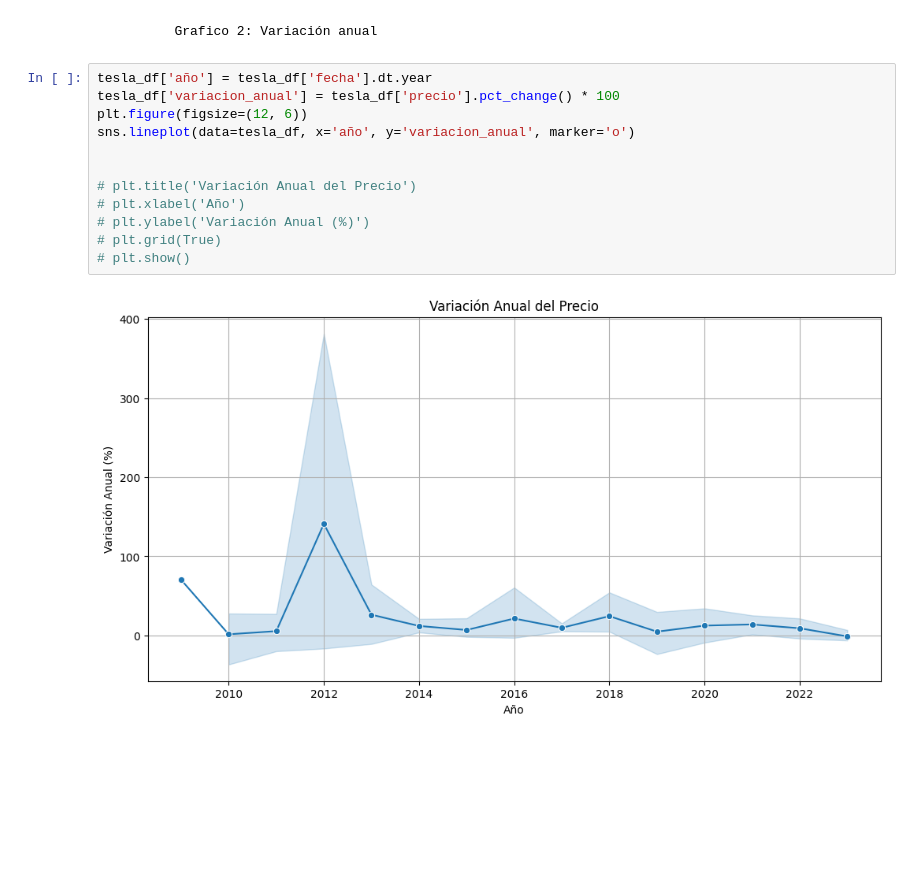
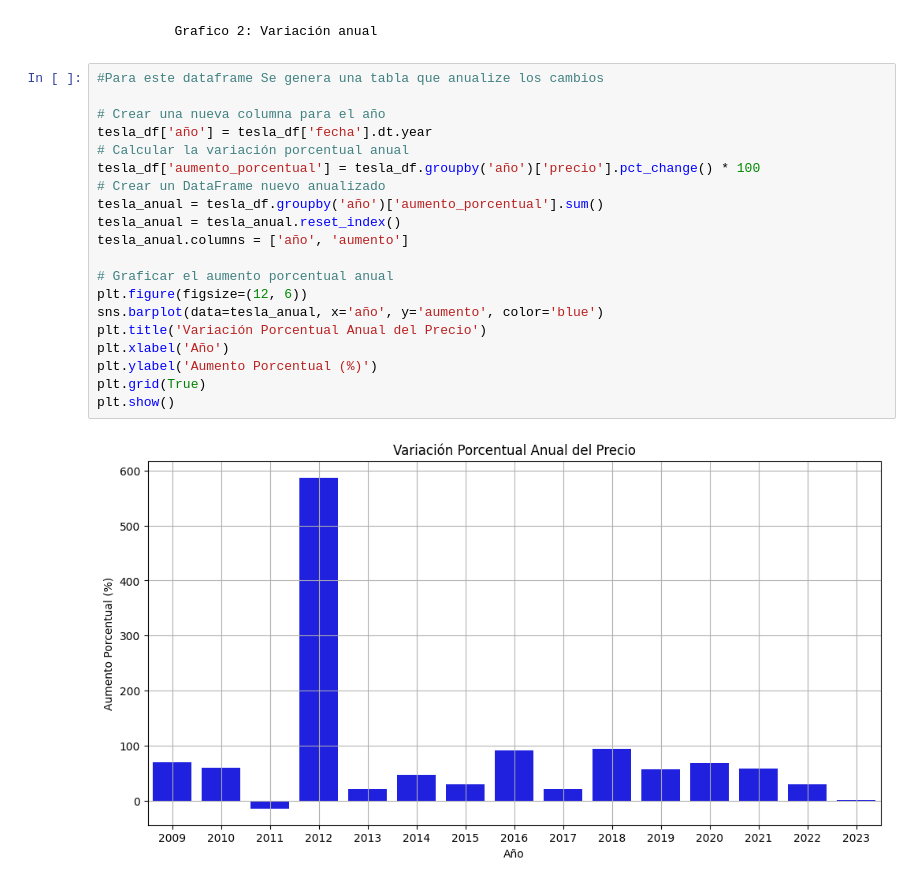
Before and after one commit to FEFO2/web-scraping-project-tutorial, a Jupyter notebook: src/Ejercicio.ipynb, the cells around one changed output. Drawn from its saved outputs; the diff is of its cells as text; blank space fills up the shorter version.

```diff
--- a/src/Ejercicio.ipynb
+++ b/src/Ejercicio.ipynb
@@ -74,16 +74,24 @@ plt.show()
 # %% [markdown]
             Grafico 2: Variación anual
 # %%
+#Para este dataframe Se genera una tabla que anualize los cambios
+
+# Crear una nueva columna para el año
 tesla_df['año'] = tesla_df['fecha'].dt.year
-tesla_df['variacion_anual'] = tesla_df['precio'].pct_change() * 100
+# Calcular la variación porcentual anual
+tesla_df['aumento_porcentual'] = tesla_df.groupby('año')['precio'].pct_change() * 100
+# Crear un DataFrame nuevo anualizado
+tesla_anual = tesla_df.groupby('año')['aumento_porcentual'].sum()
+tesla_anual = tesla_anual.reset_index()
+tesla_anual.columns = ['año', 'aumento']
+
+# Graficar el aumento porcentual anual
 plt.figure(figsize=(12, 6))
-sns.lineplot(data=tesla_df, x='año', y='variacion_anual', marker='o')
-
-
-# plt.title('Variación Anual del Precio')
-# plt.xlabel('Año')
-# plt.ylabel('Variación Anual (%)')
-# plt.grid(True)
-# plt.show()
+sns.barplot(data=tesla_anual, x='año', y='aumento', color='blue')
+plt.title('Variación Porcentual Anual del Precio')
+plt.xlabel('Año')
+plt.ylabel('Aumento Porcentual (%)')
+plt.grid(True)
+plt.show()
 # %% [output]
-[figure, old version]
+[figure, new version]
```
Also changed, not shown: parts of 5 cells of this notebook, 4 other files.
